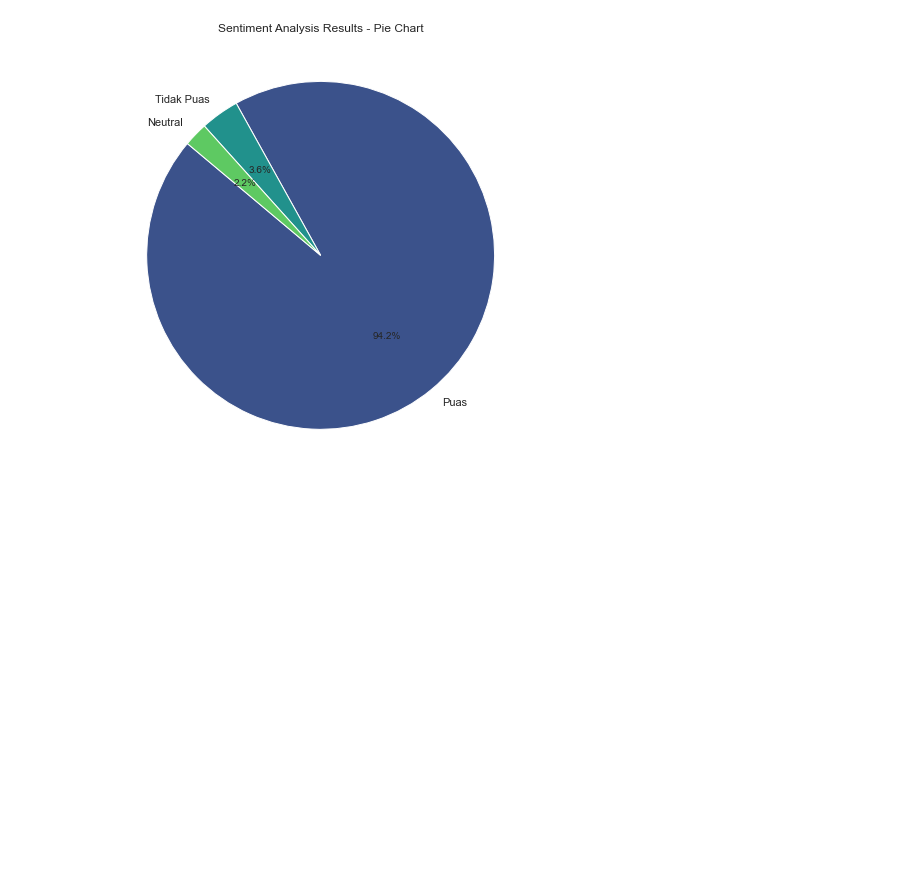
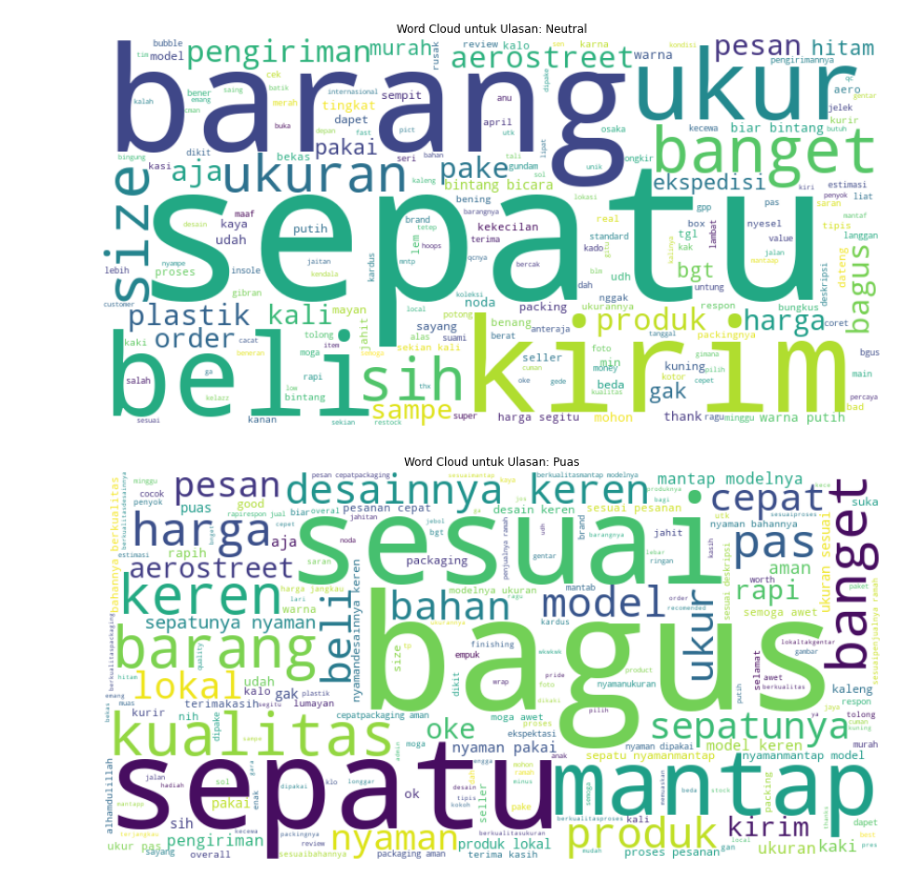
Before and after one commit to daniferdinandall/analisis_sentimen_produk_ecommers, a Jupyter notebook: preprocessing/visualisasi.ipynb, the cells around one changed output. Cells and saved outputs as stored; diff of their text form; code cells hidden in the pictures; blank space fills up the shorter version.

```diff
--- a/preprocessing/visualisasi.ipynb
+++ b/preprocessing/visualisasi.ipynb
@@ -28,8 +31,18 @@ Passing `palette` without assigning `hue` is deprecated and will be removed in v
-# %%
-# Membuat Pie Chart
-plt.figure(figsize=(8, 8))
-plt.pie(label_counts.values, labels=label_counts.index, autopct='%1.1f%%', startangle=140, colors=sns.color_palette('viridis', len(label_counts)))
-plt.title('Sentiment Analysis Results - Pie Chart')
-plt.show()
-# %% [output]
-[figure, removed]
+# %%
+# Membuat Word Cloud untuk setiap sentimen
+for sentiment in data['Label'].unique():
+    # Filter teks ulasan berdasarkan sentimen
+    text = ' '.join(data[data['Label'] == sentiment]['Ulasan'])
+
+    # Membuat Word Cloud
+    wordcloud = WordCloud(width=800, height=400, background_color='white').generate(text)
+
+    # Menampilkan Word Cloud
+    plt.figure(figsize=(15, 8))
+    plt.imshow(wordcloud, interpolation='bilinear')
+    plt.axis('off')
+    plt.title(f'Word Cloud untuk Ulasan: {sentiment}')
+    plt.show()
+# %% [output]
+[figure, added]
+[figure, added]
```
Also changed, not shown: parts of 8 cells of this notebook.
